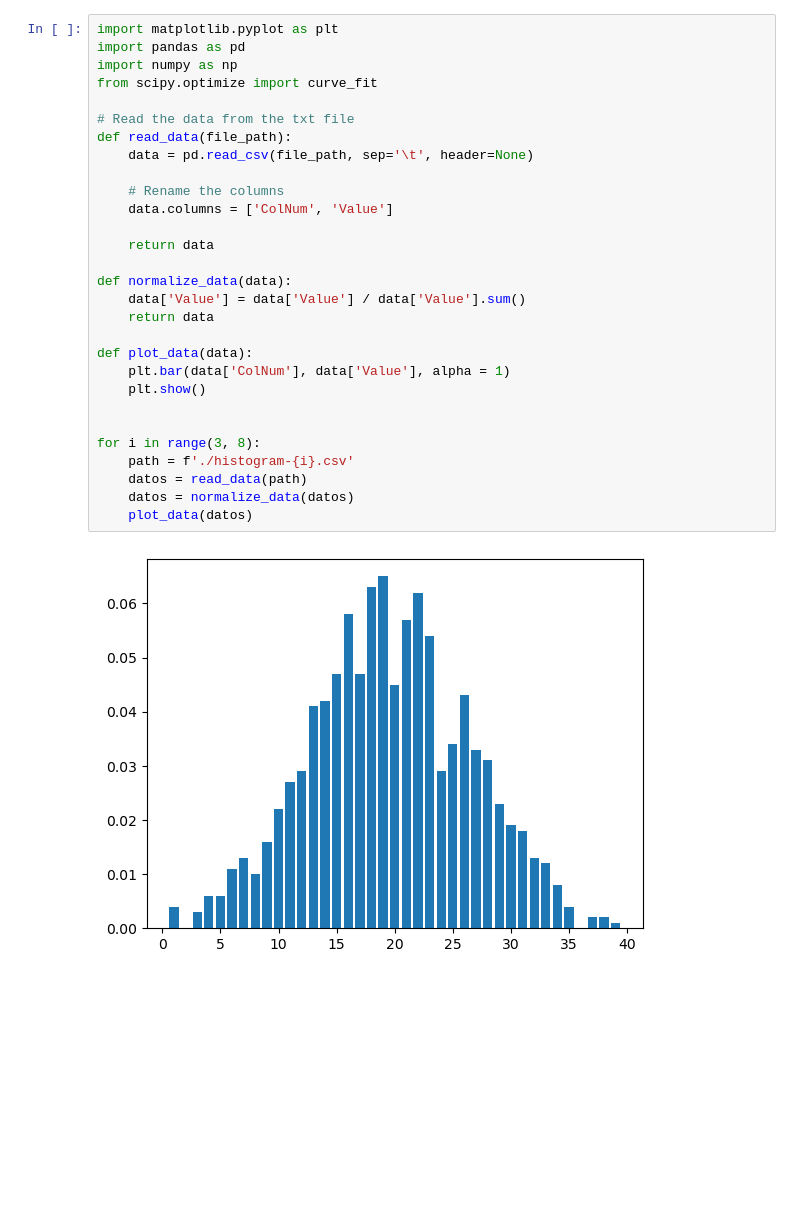
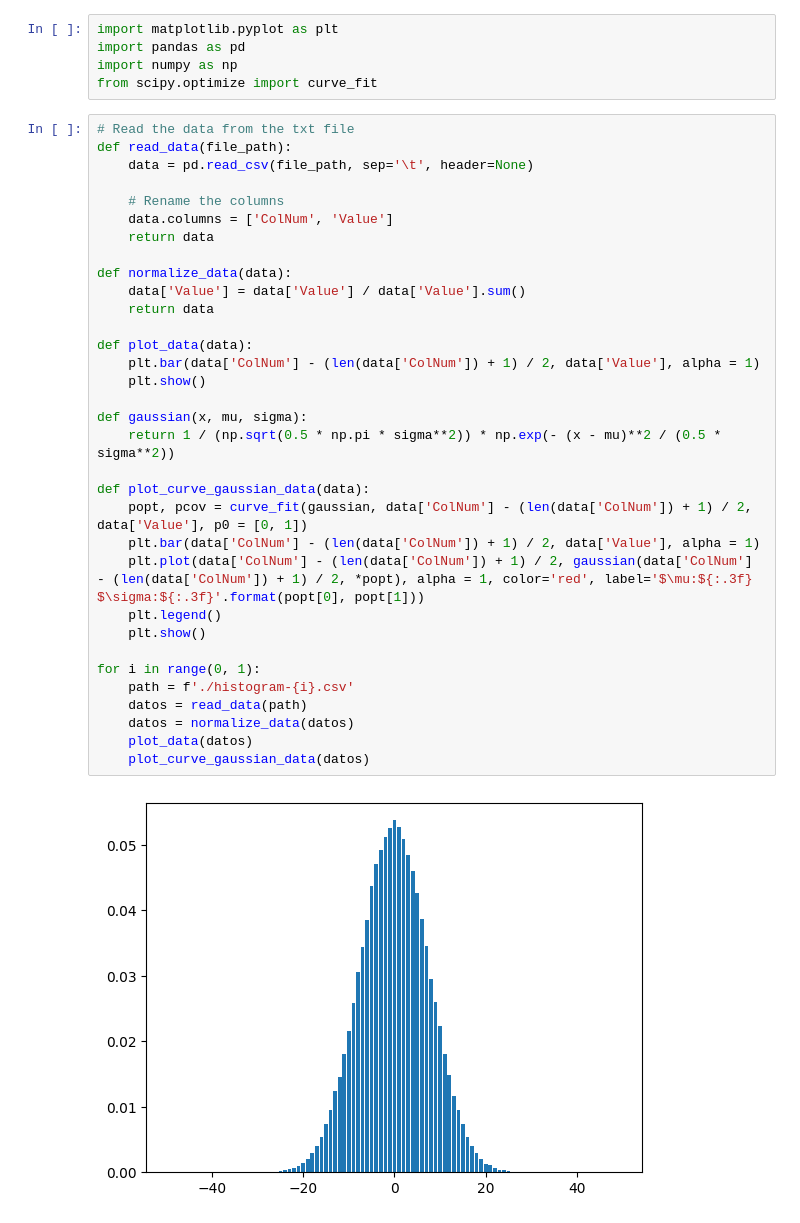
Before and after one commit to niaggar/dynamical-galton-go, a Jupyter notebook: grafica.ipynb, the cells around one changed output. Saved outputs shown, nothing was run; the diff lists cells and outputs as text; blank space fills up the shorter version.

```diff
--- a/grafica.ipynb
+++ b/grafica.ipynb
@@ -1,31 +1,40 @@
+# %%
+import matplotlib.pyplot as plt
+import pandas as pd
+import numpy as np
+from scipy.optimize import curve_fit
 # %%
-import matplotlib.pyplot as plt
-import pandas as pd
-import numpy as np
-from scipy.optimize import curve_fit
-
 # Read the data from the txt file
 def read_data(file_path):
     data = pd.read_csv(file_path, sep='\t', header=None)
 
     # Rename the columns
     data.columns = ['ColNum', 'Value']
-
     return data
 
 def normalize_data(data):
     data['Value'] = data['Value'] / data['Value'].sum()
     return data
 
 def plot_data(data):
-    plt.bar(data['ColNum'], data['Value'], alpha = 1)
+    plt.bar(data['ColNum'] - (len(data['ColNum']) + 1) / 2, data['Value'], alpha = 1)
     plt.show()
 
+def gaussian(x, mu, sigma):
+    return 1 / (np.sqrt(0.5 * np.pi * sigma**2)) * np.exp(- (x - mu)**2 / (0.5 * sigma**2))
 
-for i in range(3, 8):
+def plot_curve_gaussian_data(data):
+    popt, pcov = curve_fit(gaussian, data['ColNum'] - (len(data['ColNum']) + 1) / 2, data['Value'], p0 = [0, 1])
+    plt.bar(data['ColNum'] - (len(data['ColNum']) + 1) / 2, data['Value'], alpha = 1)
+    plt.plot(data['ColNum'] - (len(data['ColNum']) + 1) / 2, gaussian(data['ColNum'] - (len(data['ColNum']) + 1) / 2, *popt), alpha = 1, color='red', label='$\mu:${:.3f} $\sigma:${:.3f}'.format(popt[0], popt[1]))
+    plt.legend()
+    plt.show()
+
+for i in range(0, 1):
     path = f'./histogram-{i}.csv'
     datos = read_data(path)
     datos = normalize_data(datos)
     plot_data(datos)
+    plot_curve_gaussian_data(datos)
 # %% [output]
-[figure, old version]
+[figure, new version]
```
Also changed, not shown: parts of 9 cells of this notebook, 1 other file.
